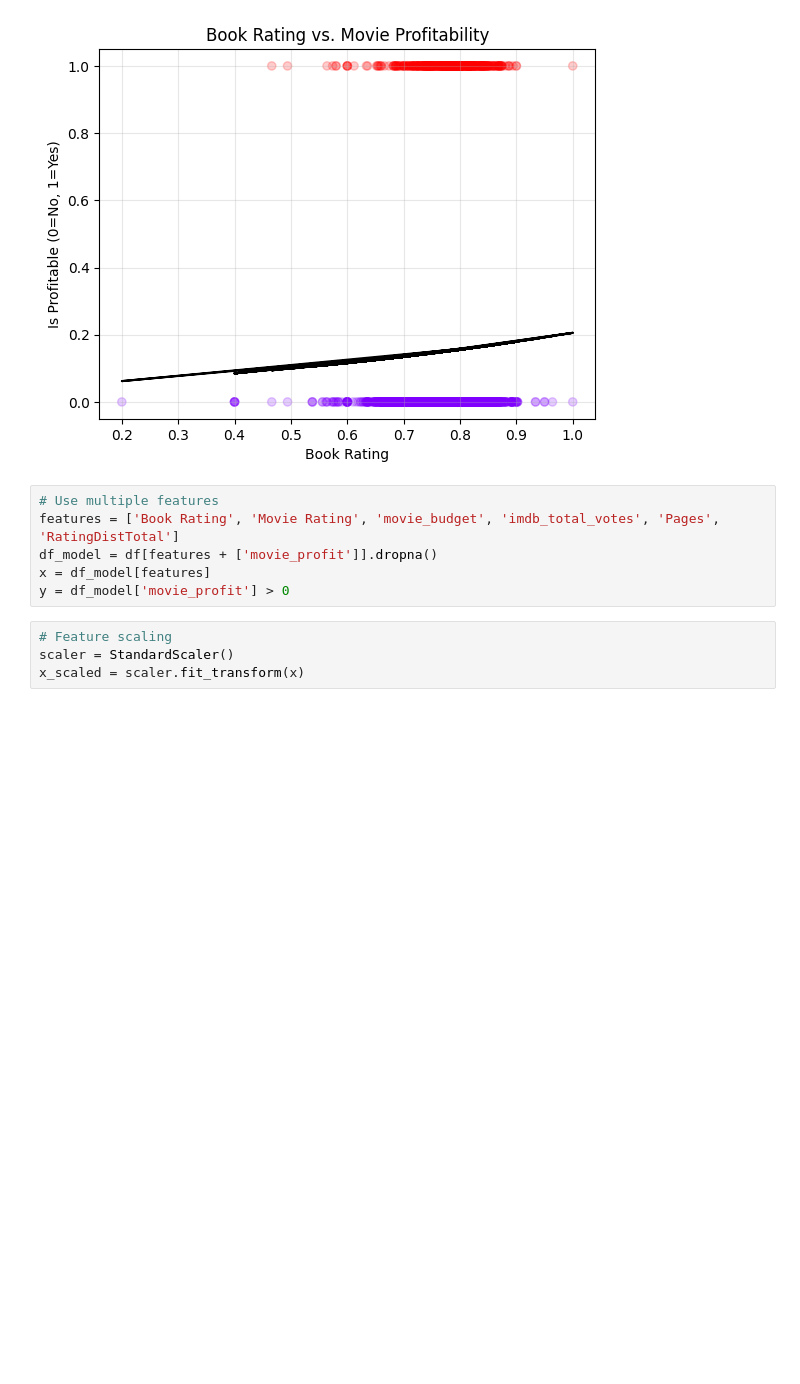
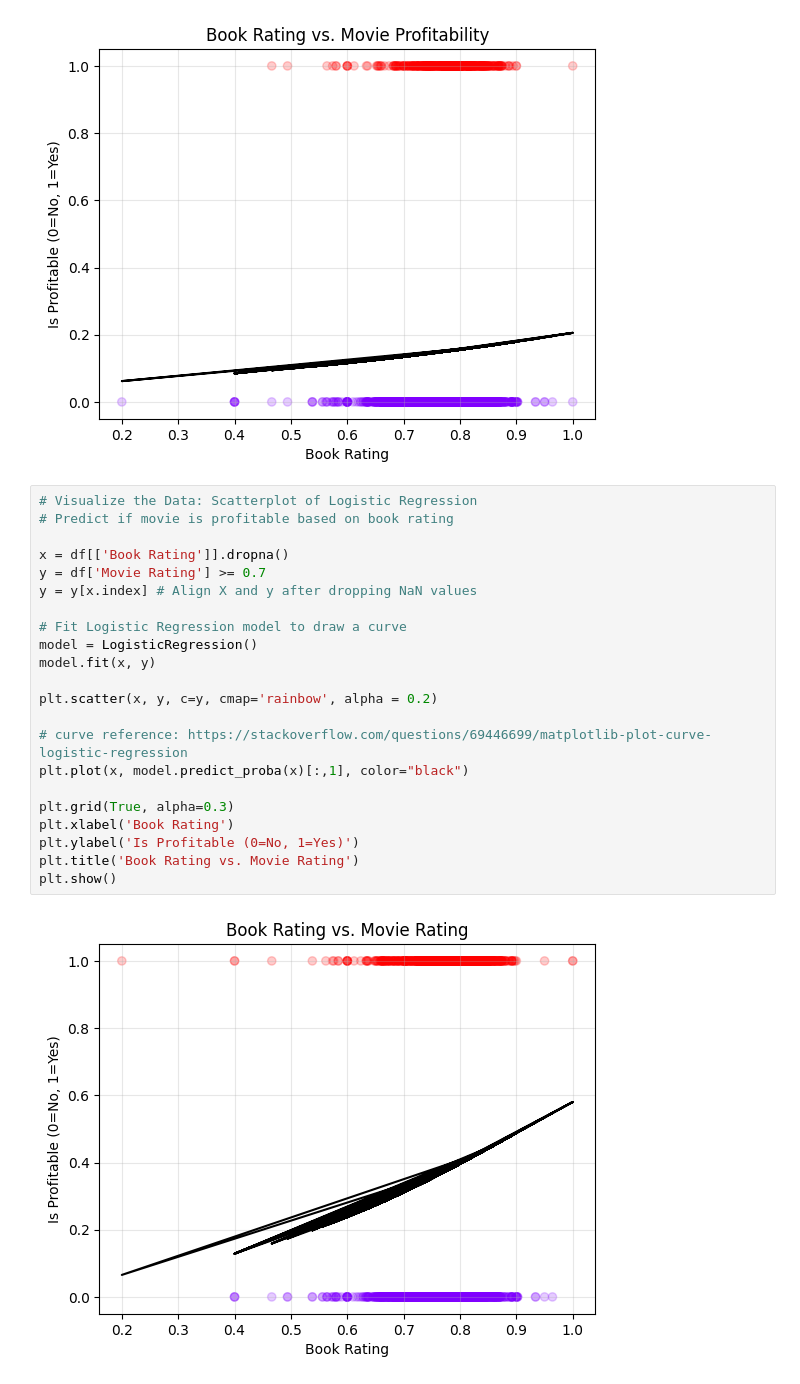
Before and after one commit to emilybae2025/Book-to-Film-Success-Prediction-Model, a Jupyter notebook: LogisticRegression.ipynb, the cells around one changed output. Drawn from its saved outputs; the diff is of its cells as text; blank space fills up the shorter version.

```diff
--- a/LogisticRegression.ipynb
+++ b/LogisticRegression.ipynb
@@ -39,13 +39,27 @@ plt.title('Book Rating vs. Movie Profitability')
 plt.show()
 # %% [output]
 [figure]
-# %%
-# Use multiple features
-features = ['Book Rating', 'Movie Rating', 'movie_budget', 'imdb_total_votes', 'Pages', 'RatingDistTotal']
-df_model = df[features + ['movie_profit']].dropna()
-x = df_model[features]
-y = df_model['movie_profit'] > 0
-# %%
-# Feature scaling
-scaler = StandardScaler()
-x_scaled = scaler.fit_transform(x)
+# %%
+# Visualize the Data: Scatterplot of Logistic Regression
+# Predict if movie is profitable based on book rating
+
+x = df[['Book Rating']].dropna()
+y = df['Movie Rating'] >= 0.7
+y = y[x.index] # Align X and y after dropping NaN values
+
+# Fit Logistic Regression model to draw a curve
+model = LogisticRegression()
+model.fit(x, y)
+
+plt.scatter(x, y, c=y, cmap='rainbow', alpha = 0.2)
+
+# curve reference: https://stackoverflow.com/questions/69446699/matplotlib-plot-curve-logistic-regression
+plt.plot(x, model.predict_proba(x)[:,1], color="black")
+
+plt.grid(True, alpha=0.3)
+plt.xlabel('Book Rating')
+plt.ylabel('Is Profitable (0=No, 1=Yes)')
+plt.title('Book Rating vs. Movie Rating')
+plt.show()
+# %% [output]
+[figure, added]
```
Also changed, not shown: parts of 10 cells of this notebook.
